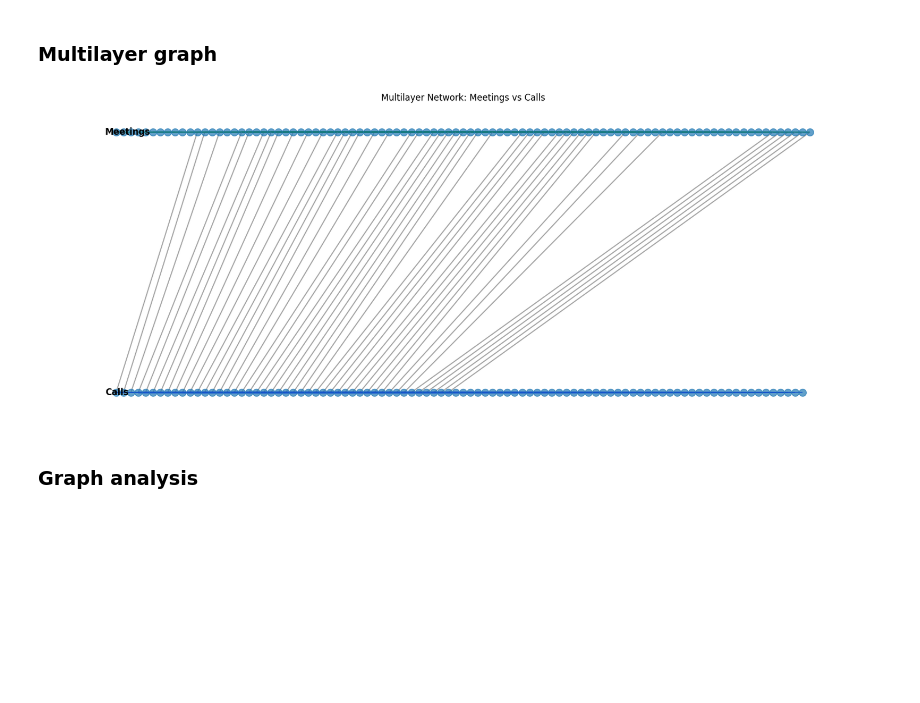
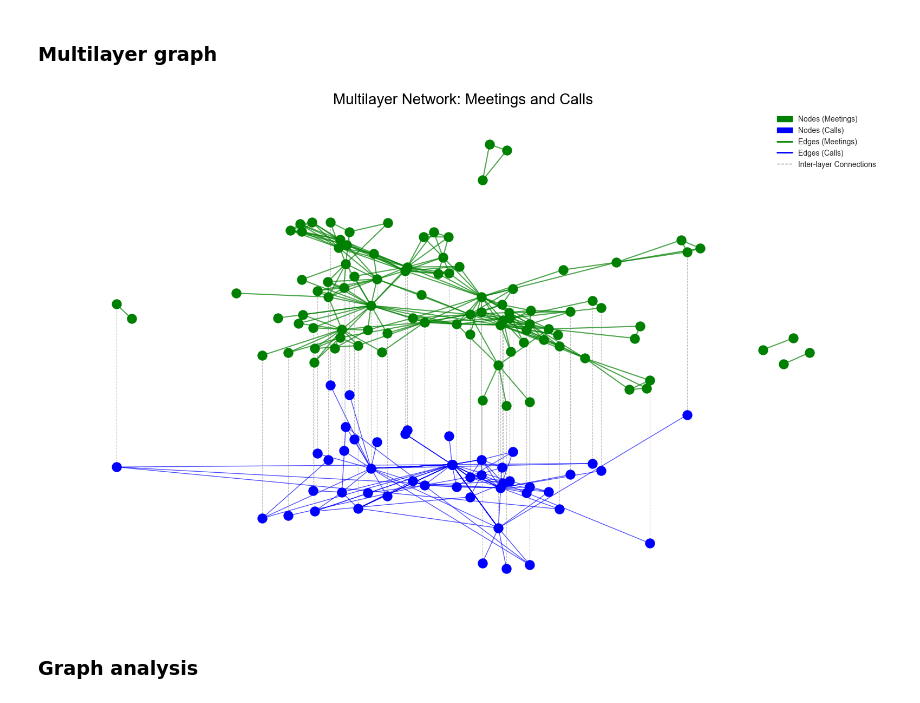
Before and after one commit to Lasagnos/SNProject, a Jupyter notebook: Project.ipynb, the cells around one changed output. Saved outputs shown, nothing was run; the diff lists cells and outputs as text; code cells hidden in the pictures; blank space fills up the shorter version.

Commit message:
imporved multilayer graph plot and added analysis for multilayer data

```diff
--- a/Project.ipynb
+++ b/Project.ipynb
@@ -224,64 +225,61 @@ common_nodes = set(G_meetings.nodes()) & set(G_calls.nodes())
 for node in common_nodes:
     G_multi.add_edge((node, 0), (node, 1), weight=1, layer='interlayer')
 # %%
-#Plot the multilayer graph
-def plot_multilayer_graph(G_multi, layer_names={0: 'Meetings', 1: 'Calls'}):
+# Plot multilayer graph
+
+def plot_multilayer_clean(G_multi, G_meetings, G_calls):
+
+    pos_base = nx.spring_layout(G_meetings, seed=42, iterations=150, k=0.6)
     pos = {}
-    layer_offset = 10  # vertical separation between layers
-    x_spacing = 2
+    layer_y_offset = {0: 1, 1: 0} # Set Y coordinates for each layer
 
-    # Separate nodes by layer
-    nodes_by_layer = {0: [], 1: []}
     for node, layer in G_multi.nodes():
-        nodes_by_layer[layer].append(node)
+        if node not in pos_base:
+            pos_base[node] = (0, 0)
+        pos[(node, layer)] = (pos_base[node][0], pos_base[node][1] + layer_y_offset[layer])
 
-    # Assign positions
-    for layer in [0, 1]:
-        layer_nodes = sorted(nodes_by_layer[layer])
-        for i, node in enumerate(layer_nodes):
-            pos[(node, layer)] = (i * x_spacing, -layer * layer_offset)
+    # Separate elements for drawing
+    nodes_meetings = [(n, l) for n, l in G_multi.nodes() if l == 0]
+    nodes_calls = [(n, l) for n, l in G_multi.nodes() if l == 1]
 
-    # Color edges by type
-    edge_colors = []
-    for u, v, data in G_multi.edges(data=True):
-        if data.get('layer') == 'meetings':
-            edge_colors.append('green')
-        elif data.get('layer') == 'calls':
-            edge_colors.append('blue')
-        elif data.get('layer') == 'interlayer':
-            edge_colors.append('gray')
-        else:
-            edge_colors.append('black')
+    edges_meetings = [(u, v) for u, v, d in G_multi.edges(data=True) if d.get('layer') == 'meetings']
+    edges_calls = [(u, v) for u, v, d in G_multi.edges(data=True) if d.get('layer') == 'calls']
+    edges_interlayer = [(u, v) for u, v, d in G_multi.edges(data=True) if d.get('layer') == 'interlayer']
 
-    # Draw
-    plt.figure(figsize=(16, 6))
-    nx.draw(
-        G_multi,
-        pos,
-        with_labels=False,
-        node_size=100,
-        edge_color=edge_colors,
-        alpha=0.7,
-        width=1.5
-    )
 
-    # Add layer labels
-    for layer in [0, 1]:
-        plt.text(
-            -3, -layer * layer_offset,
-            layer_names[layer],
-            fontsize=12,
-            fontweight='bold',
-            verticalalignment='center'
-        )
+    plt.style.use('seaborn-v0_8-whitegrid')
+    fig, ax = plt.subplots(figsize=(20, 12))
 
-    plt.title("Multilayer Network: Meetings vs Calls")
-    plt.axis('off')
+    # Draw edges
+    nx.draw_networkx_edges(G_multi, pos, edgelist=edges_meetings, edge_color='green', alpha=0.7, width=1.5, ax=ax)
+    nx.draw_networkx_edges(G_multi, pos, edgelist=edges_calls, edge_color='blue', alpha=0.7, width=1.0, ax=ax)
+    nx.draw_networkx_edges(G_multi, pos, edgelist=edges_interlayer, edge_color='gray', alpha=0.5, width=0.8, style='dashed', ax=ax)
+
+    # Draw nodes
+    nx.draw_networkx_nodes(G_multi, pos, nodelist=nodes_meetings, node_color='green', node_size=150, ax=ax)
+    nx.draw_networkx_nodes(G_multi, pos, nodelist=nodes_calls, node_color='blue', node_size=150, ax=ax)
+
+
+    # Set Legend
+    ax.set_title('Multilayer Network: Meetings and Calls', fontsize=20, color='black')
+    ax.axis('off')
+
+    # Create legend
+    legend_patches = [
+        mpatches.Patch(color='green', label='Nodes (Meetings)'),
+        mpatches.Patch(color='blue', label='Nodes (Calls)'),
+        plt.Line2D([0], [0], color='green', lw=2, label='Edges (Meetings)'),
+        plt.Line2D([0], [0], color='blue', lw=2, label='Edges (Calls)'),
+        plt.Line2D([0], [0], color='gray', lw=1, linestyle='--', label='Inter-layer Connections')
+    ]
+    ax.legend(handles=legend_patches, loc='upper right')
+
     plt.show()
 
-plot_multilayer_graph(G_multi, layer_names={0: 'Meetings', 1: 'Calls'})
+
+plot_multilayer_clean(G_multi, G_meetings, G_calls)
 # %% [output]
-[figure, old version]
+[figure, new version]
 # %% [markdown]
 ### Graph analysis
 # %%
```
Also changed, not shown: parts of 5 cells of this notebook.
